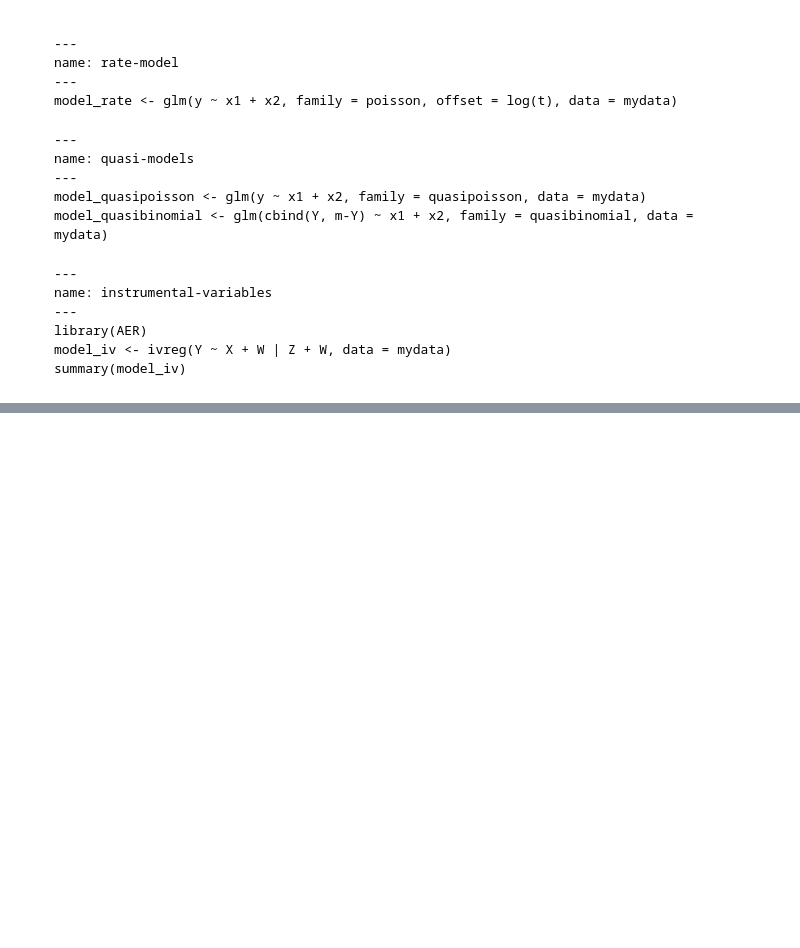
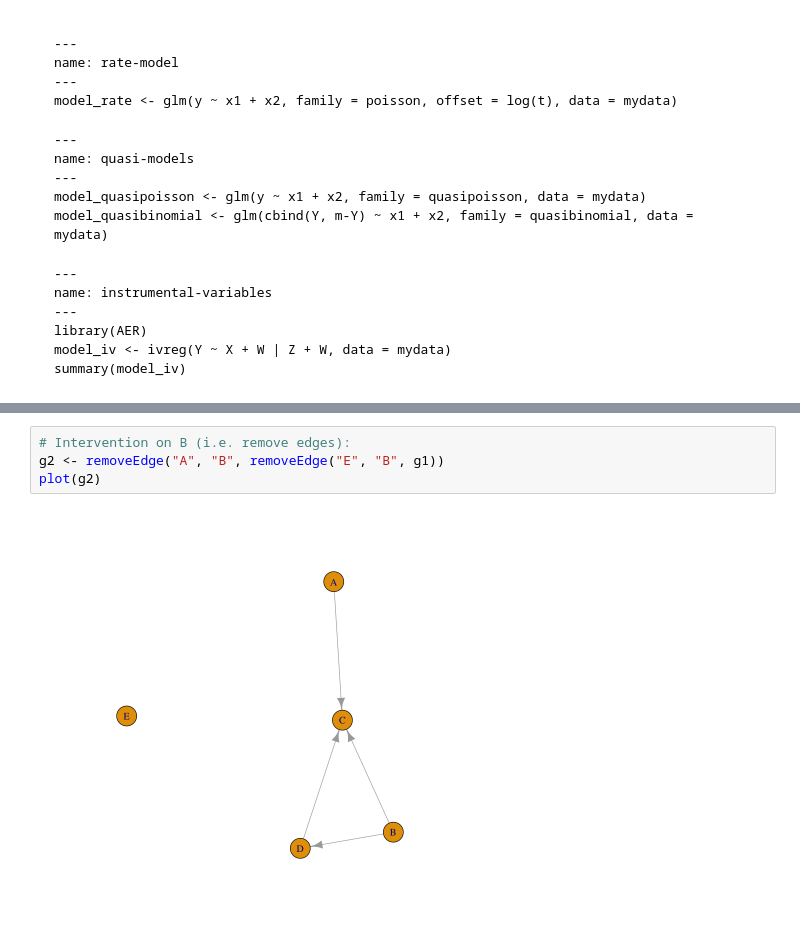
Before and after one commit to marbetschar/marco.betschart.name, a Jupyter notebook: projects/masters-degree-in-data-science/advanced-statistical-data-analysis.ipynb, the cells around one changed output, grey strips where cells are left out. Drawn from its saved outputs; the diff is of its cells as text; blank space fills up the shorter version.

```diff
--- a/projects/masters-degree-in-data-science/advanced-statistical-data-analysis.ipynb
+++ b/projects/masters-degree-in-data-science/advanced-statistical-data-analysis.ipynb
@@ -587,0 +609,6 @@ Ancestors of B =  A B E
+# %%
+# Intervention on B (i.e. remove edges):
+g2 <- removeEdge("A", "B", removeEdge("E", "B", g1))
+plot(g2)
+# %% [output]
+[figure, added]
```
Also changed, not shown: parts of 16 cells of this notebook, 4 other files.
